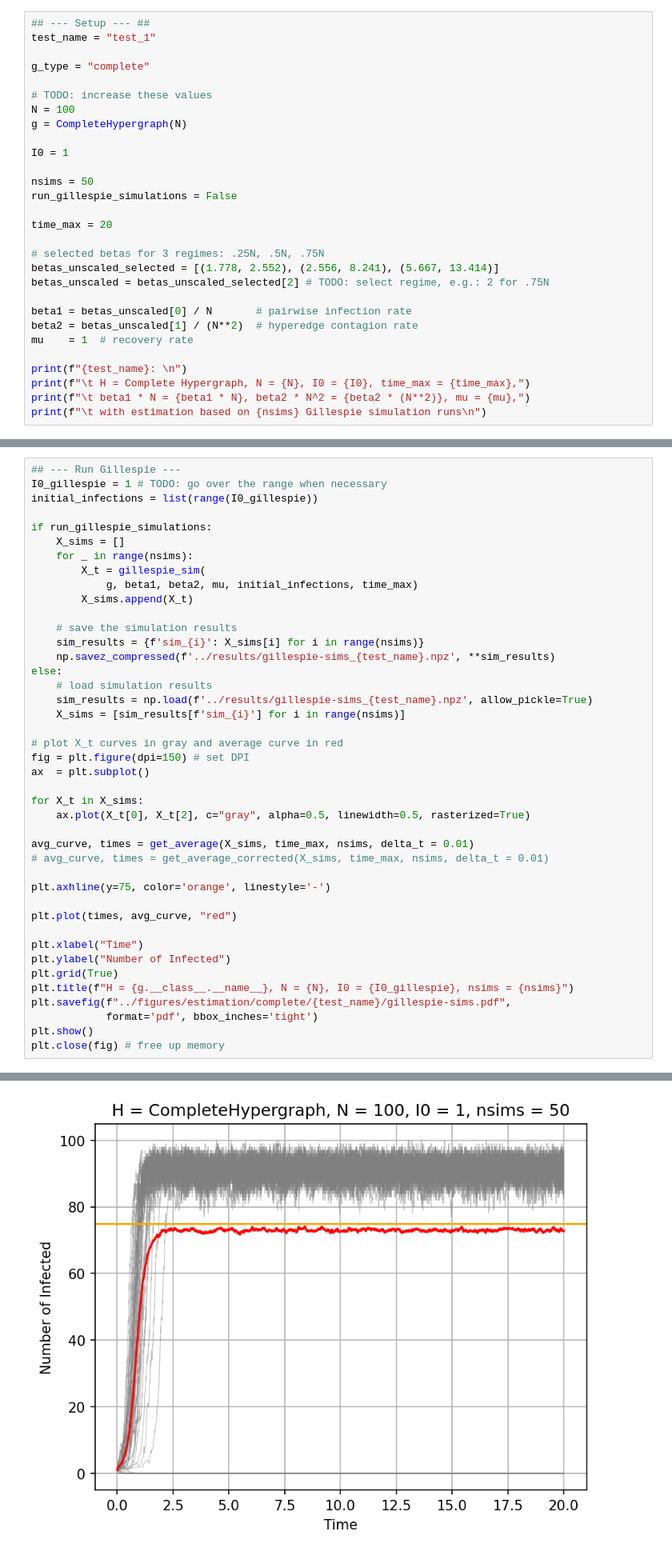
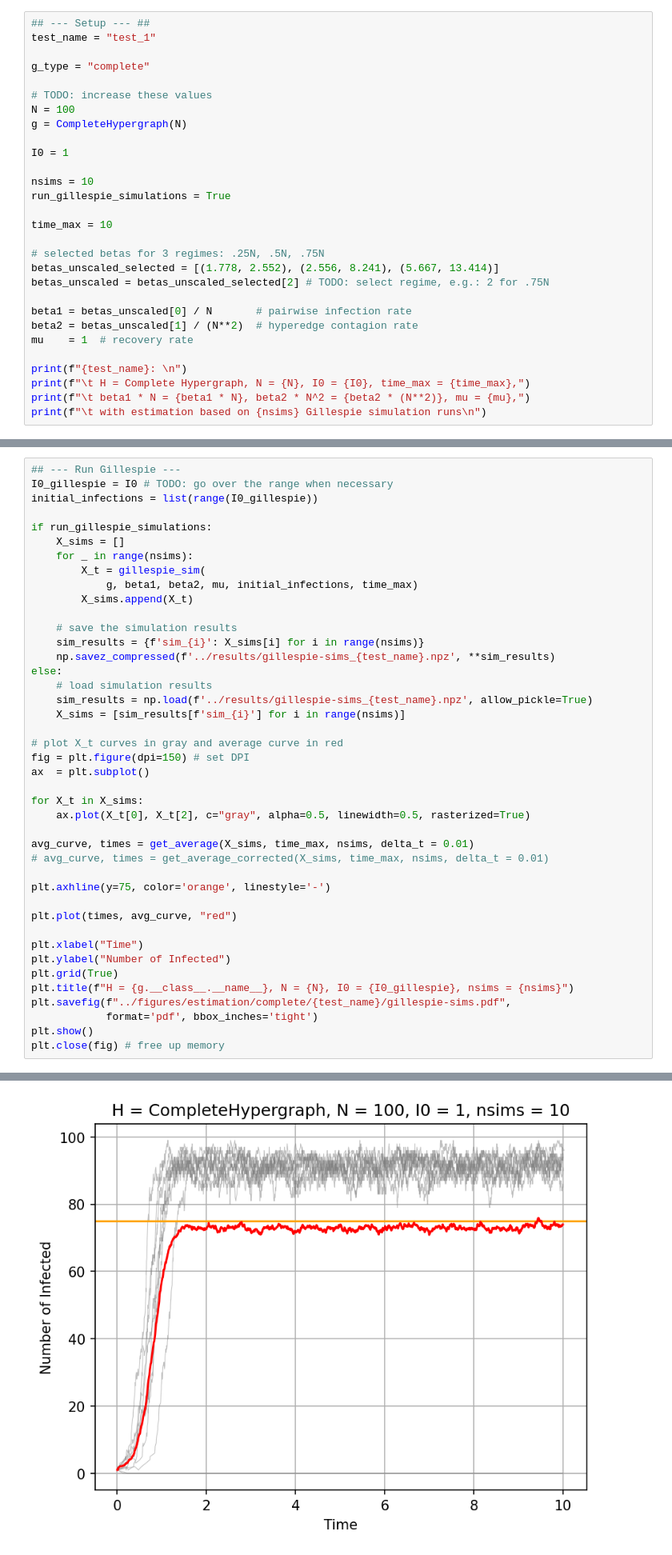
Before and after one commit to markolalovic/higher-order-contagion, a Jupyter notebook: notebooks/estimate-rates.ipynb, the cells around one changed output, grey strips where cells are left out. Shown at 80% size. Saved outputs shown, nothing was run; the diff lists cells and outputs as text.

```diff
--- a/notebooks/estimate-rates.ipynb
+++ b/notebooks/estimate-rates.ipynb
@@ -34,10 +34,10 @@ g = CompleteHypergraph(N)
 
 I0 = 1
 
-nsims = 50
-run_gillespie_simulations = False
+nsims = 10
+run_gillespie_simulations = True
 
-time_max = 20
+time_max = 10
 
 # selected betas for 3 regimes: .25N, .5N, .75N
 betas_unscaled_selected = [(1.778, 2.552), (2.556, 8.241), (5.667, 13.414)]
@@ -61,7 +61,7 @@ test_1:
 ## Run Gillespie
 # %%
 ## --- Run Gillespie ---
-I0_gillespie = 1 # TODO: go over the range when necessary
+I0_gillespie = I0 # TODO: go over the range when necessary
 initial_infections = list(range(I0_gillespie))
 
 if run_gillespie_simulations:
@@ -105,4 +117,4 @@ plt.close(fig) # free up memory
-[figure, old version]
+[figure, new version]
 # %%
 nsim = 0 # sim 3 died
 X_t = X_sims[nsim]
```
Also changed, not shown: parts of 6 cells of this notebook.
